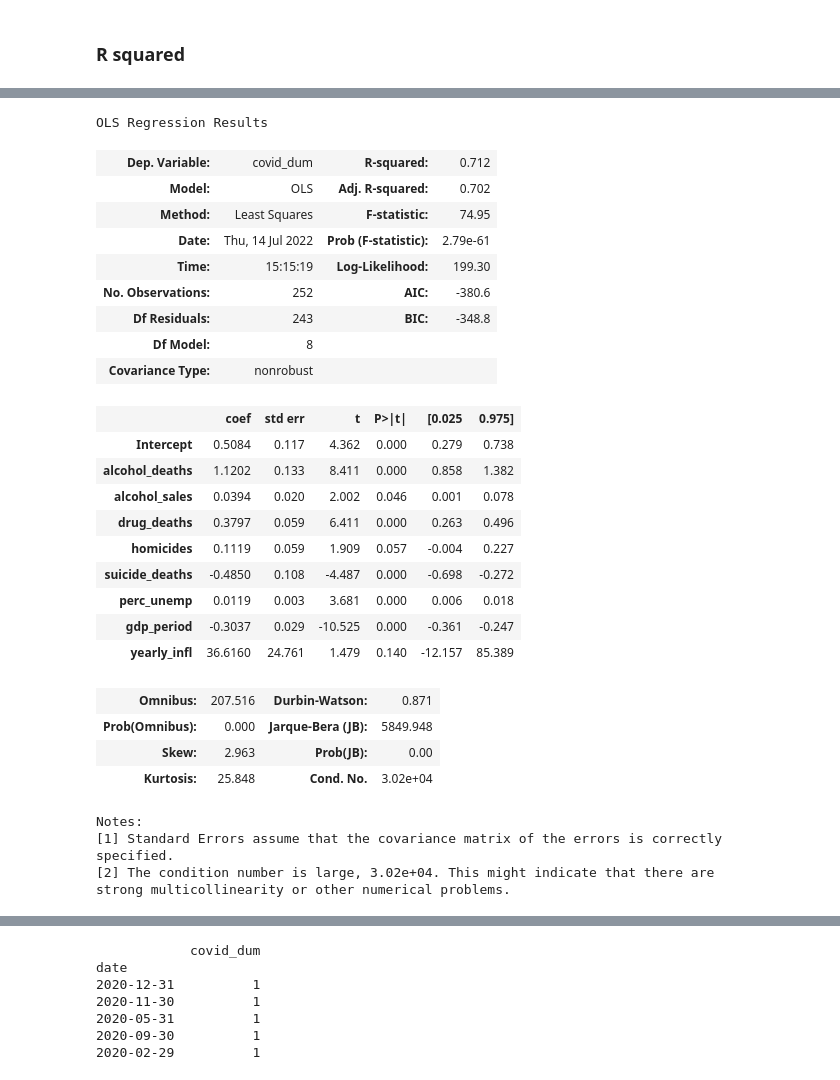
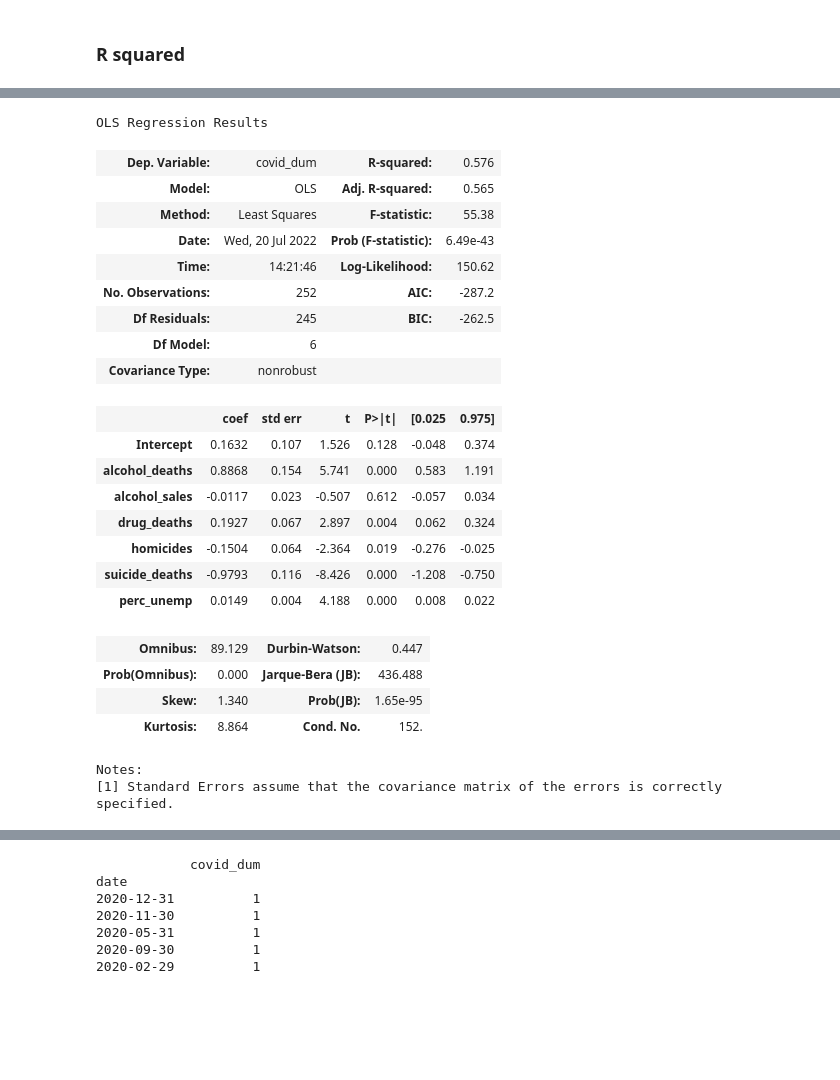
Before and after one commit to nmcdowell00/python_for_the_datajam, a Jupyter notebook: python_tutorial/Linear_Regression.ipynb, the cells around one changed output, grey strips where cells are left out. Cells and saved outputs as stored; diff of their text form; code cells hidden in the pictures; blank space fills up the shorter version.

```diff
--- a/python_tutorial/Linear_Regression.ipynb
+++ b/python_tutorial/Linear_Regression.ipynb
@@ -33,8 +47,6 @@ df.head()
 | 2 | 2000-03-31 | 281160000.0 | 0.578318 | 2.136862 | 0.609973 | 0.0 | 0.0 | 0.896287 | ... |
 | 3 | 2000-04-30 | 281420000.0 | 0.552910 | 1.902139 | 0.627176 | 0.0 | 0.0 | 0.882311 | ... |
 | 4 | 2000-05-31 | 281640000.0 | 0.563840 | 2.284832 | 0.646570 | 0.0 | 0.0 | 0.930976 | ... |
-# %%
-df = df.dropna()
 # %%
 print(df.shape)
 df.head()
@@ -152,34 +178,30 @@ regression_model.score(X_test, y_test)
 # %%
-import statsmodels.formula.api as sm
-lm = sm.ols(formula='covid_dum ~ alcohol_deaths + alcohol_sales + drug_deaths + homicides + suicide_deaths + perc_unemp + gdp_period + yearly_infl', data=df)
+#lm = sm.ols(formula='covid_dum ~ alcohol_deaths + alcohol_sales + drug_deaths + homicides + suicide_deaths + perc_unemp + gdp_period + yearly_infl', data=df)
+lm = sm.ols(formula='covid_dum ~ alcohol_deaths + alcohol_sales + drug_deaths + homicides + suicide_deaths + perc_unemp', data=df)
 fit = lm.fit()
 fit.summary()
 # %% [output]
 OLS Regression Results
-| Dep. Variable: | covid_dum | R-squared: | 0.712 |
-| Model: | OLS | Adj. R-squared: | 0.702 |
-| Method: | Least Squares | F-statistic: | 74.95 |
-| Date: | Thu, 14 Jul 2022 | Prob (F-statistic): | 2.79e-61 |
-| Time: | 15:15:19 | Log-Likelihood: | 199.30 |
-| No. Observations: | 252 | AIC: | -380.6 |
-| Df Residuals: | 243 | BIC: | -348.8 |
-| Df Model: | 8 |  |  |
+| Dep. Variable: | covid_dum | R-squared: | 0.576 |
+| Model: | OLS | Adj. R-squared: | 0.565 |
+| Method: | Least Squares | F-statistic: | 55.38 |
+| Date: | Wed, 20 Jul 2022 | Prob (F-statistic): | 6.49e-43 |
+| Time: | 14:21:46 | Log-Likelihood: | 150.62 |
+| No. Observations: | 252 | AIC: | -287.2 |
+| Df Residuals: | 245 | BIC: | -262.5 |
+| Df Model: | 6 |  |  |
 | Covariance Type: | nonrobust |  |  |
 |  | coef | std err | t | P>|t| | [0.025 | 0.975] |
-| Intercept | 0.5084 | 0.117 | 4.362 | 0.000 | 0.279 | 0.738 |
-| alcohol_deaths | 1.1202 | 0.133 | 8.411 | 0.000 | 0.858 | 1.382 |
-| alcohol_sales | 0.0394 | 0.020 | 2.002 | 0.046 | 0.001 | 0.078 |
-| drug_deaths | 0.3797 | 0.059 | 6.411 | 0.000 | 0.263 | 0.496 |
-| homicides | 0.1119 | 0.059 | 1.909 | 0.057 | -0.004 | 0.227 |
-| suicide_deaths | -0.4850 | 0.108 | -4.487 | 0.000 | -0.698 | -0.272 |
-| perc_unemp | 0.0119 | 0.003 | 3.681 | 0.000 | 0.006 | 0.018 |
-| gdp_period | -0.3037 | 0.029 | -10.525 | 0.000 | -0.361 | -0.247 |
-| yearly_infl | 36.6160 | 24.761 | 1.479 | 0.140 | -12.157 | 85.389 |
+| Intercept | 0.1632 | 0.107 | 1.526 | 0.128 | -0.048 | 0.374 |
+| alcohol_deaths | 0.8868 | 0.154 | 5.741 | 0.000 | 0.583 | 1.191 |
+| alcohol_sales | -0.0117 | 0.023 | -0.507 | 0.612 | -0.057 | 0.034 |
+| drug_deaths | 0.1927 | 0.067 | 2.897 | 0.004 | 0.062 | 0.324 |
+| homicides | -0.1504 | 0.064 | -2.364 | 0.019 | -0.276 | -0.025 |
+| suicide_deaths | -0.9793 | 0.116 | -8.426 | 0.000 | -1.208 | -0.750 |
+| perc_unemp | 0.0149 | 0.004 | 4.188 | 0.000 | 0.008 | 0.022 |
-| Omnibus: | 207.516 | Durbin-Watson: | 0.871 |
-| Prob(Omnibus): | 0.000 | Jarque-Bera (JB): | 5849.948 |
-| Skew: | 2.963 | Prob(JB): | 0.00 |
-| Kurtosis: | 25.848 | Cond. No. | 3.02e+04 |
+| Omnibus: | 89.129 | Durbin-Watson: | 0.447 |
+| Prob(Omnibus): | 0.000 | Jarque-Bera (JB): | 436.488 |
+| Skew: | 1.340 | Prob(JB): | 1.65e-95 |
+| Kurtosis: | 8.864 | Cond. No. | 152. |
 Notes:
 [1] Standard Errors assume that the covariance matrix of the errors is correctly specified.
-[2] The condition number is large, 3.02e+04. This might indicate that there are
-strong multicollinearity or other numerical problems.
```
Also changed, not shown: parts of 60 cells of this notebook.
